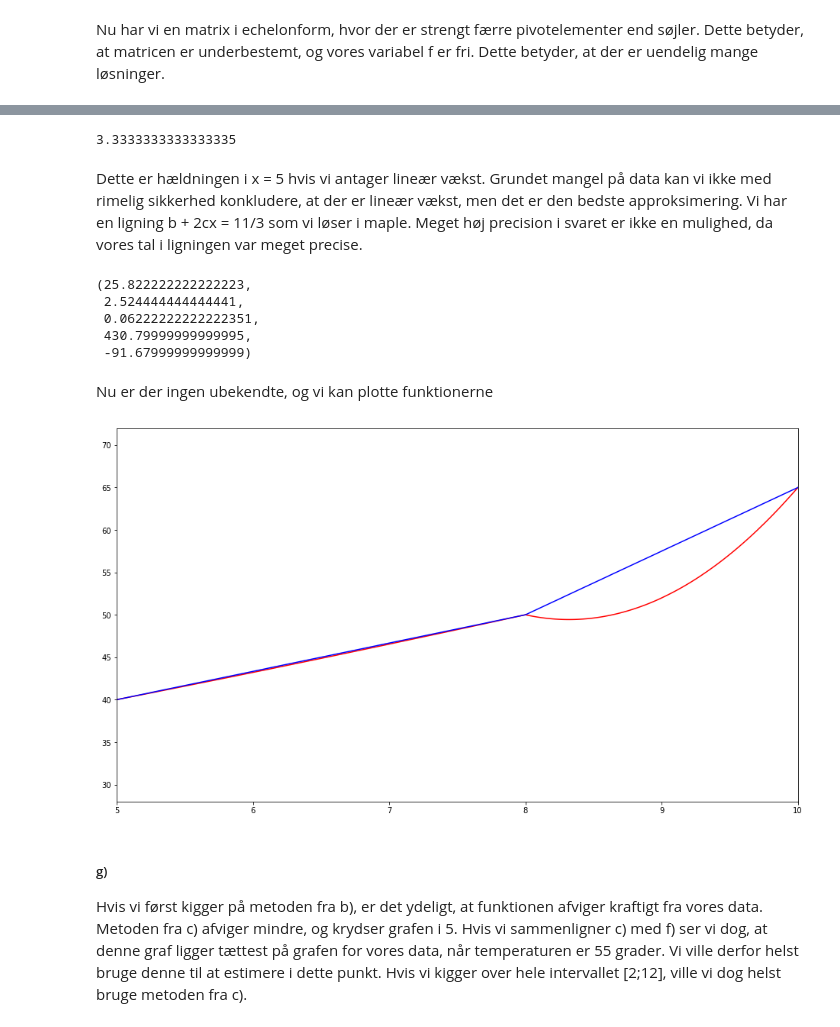
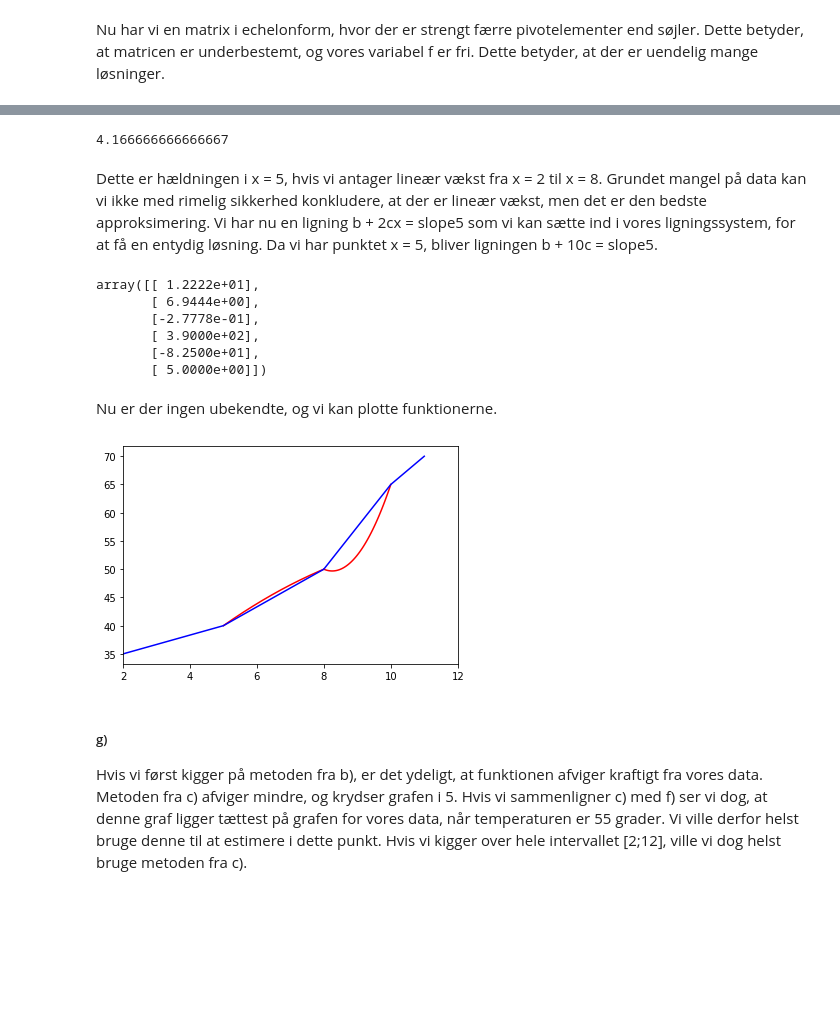
Before and after one commit to TKEglin/Aflevering-3, a Jupyter notebook: Afleveringsopgave-3.ipynb, the cells around one changed output, grey strips where cells are left out. Saved outputs shown, nothing was run; the diff lists cells and outputs as text; code cells hidden in the pictures; blank space fills up the shorter version.

```diff
--- a/Afleveringsopgave-3.ipynb
+++ b/Afleveringsopgave-3.ipynb
@@ -8,7 +8,7 @@ import matplotlib.pyplot as plt
 ##### a)
 # %%
 tid = [2.0, 5.0, 8.0, 10.0, 11.0]
-temperatur = [30.0, 40.0, 50.0, 65.0, 70.0]
+temperatur = [35.0, 40.0, 50.0, 65.0, 70.0]
 
 fig, ax = plt.subplots()
 ax.plot(tid, temperatur)
@@ -173,48 +180,52 @@ Nu har vi en matrix i echelonform, hvor der er strengt færre pivotelementer end
 Vi kan nu definere b og c i den afledte af p1(x) ud fra vores frie variabel f. I vores data har vi fra x = 2 til x = 8 noget, der nærmer sig lineær vækst, som vi kan udregne hældningen på. Hvis vi sætter f således, at hældingen i b + 2cx bliver lig med y'(5), har vi en god approksimation af f.
 # %%
-slope5 = (60.0 - 40.0) / (8.0 - 2.0)
+slope5 = (60.0 - 35.0) / (8.0 - 2.0)
 
 print(slope5)
 # %% [output]
-3.3333333333333335
+4.166666666666667
 # %% [markdown]
-Dette er hældningen i x = 5 hvis vi antager lineær vækst. Grundet mangel på data kan vi ikke med rimelig sikkerhed konkludere, at der er lineær vækst, men det er den bedste approksimering. Vi har en ligning b + 2cx = 11/3 som vi løser i maple. Meget høj precision i svaret er ikke en mulighed, da vores tal i ligningen var meget precise.
+Dette er hældningen i x = 5, hvis vi antager lineær vækst fra x = 2 til x = 8. Grundet mangel på data kan vi ikke med rimelig sikkerhed konkludere, at der er lineær vækst, men det er den bedste approksimering. Vi har nu en ligning b + 2cx = slope5 som vi kan sætte ind i vores ligningssystem, for at få en entydig løsning. Da vi har punktet x = 5, bliver ligningen b + 10c = slope5.
-# %%
-f = 5.51
-
-# Vi ganger vores bestemte f på f søjlen.
-C[:, 5] = C[:, 5] * f
-
-#Dette giver os en værdi, vi kan ligge til på den anden side af lighedstegnet
-C[:, 5] = C[:, 6] - C[:, 5]
-
-#Nu har vi værdierne af variablerne i søjle 5 og kan gemme dem i separate variabler:
-a, b, c, d, e = C[:, 5]
-a, b, c, d, e
-# %% [output]
-(25.822222222222223,
- 2.524444444444441,
- 0.06222222222222351,
- 430.79999999999995,
- -91.67999999999999)
+# %%
+A = np.array([[1.0, 5.0, 25.0, 0.0, 0.0, 0.0],
+              [1.0, 8.0, 64.0, 0.0, 0.0, 0.0],
+              [0.0, 0.0, 0.0, 1.0, 8.0, 64.0],
+              [0.0, 0.0, 0.0, 1.0, 10.0, 100.0],
+              [0.0, 1.0, 16.0, 0.0, 1.0, 16.0],
+              [0.0, 1.0, 10.0, 0.0, 0.0, 0.0]])
+
+B = np.array([40.0, 50.0, 50.0, 65.0, 0.0, slope5])[:, np.newaxis]
+
+C = np.hstack([A,B])
+S = np.linalg.solve(A, B)
+S
+# %% [output]
+array([[ 1.2222e+01],
+       [ 6.9444e+00],
+       [-2.7778e-01],
+       [ 3.9000e+02],
+       [-8.2500e+01],
+       [ 5.0000e+00]])
 # %% [markdown]
-Nu er der ingen ubekendte, og vi kan plotte funktionerne
+Nu er der ingen ubekendte, og vi kan plotte funktionerne.
 # %%
+a, b, c, d, e, f = S
+
 x1 = np.linspace(5, 8, 150)
 x2 = np.linspace(8, 10, 100)
 
 p1 = a + b * x1 + c * x1**2
 p2 = d + e * x2 + f * x2**2
 
 fig, ax = plt.subplots() # Tegning
 ax.plot(x1, p1, 'r')
 ax.plot(x2, p2, 'r')
 ax.plot(tid, temperatur, 'b')
 
-plt.xlim([5, 10]) #Da funktionen f(x) kun har værdier i [5;10] plotter vi her
+plt.xlim([2, 12])
 plt.show()
 # %% [output]
-[figure, old version]
+[figure, new version]
 # %% [markdown]
 ##### g)
 
```
Also changed, not shown: parts of 8 cells of this notebook, 7 other files.
